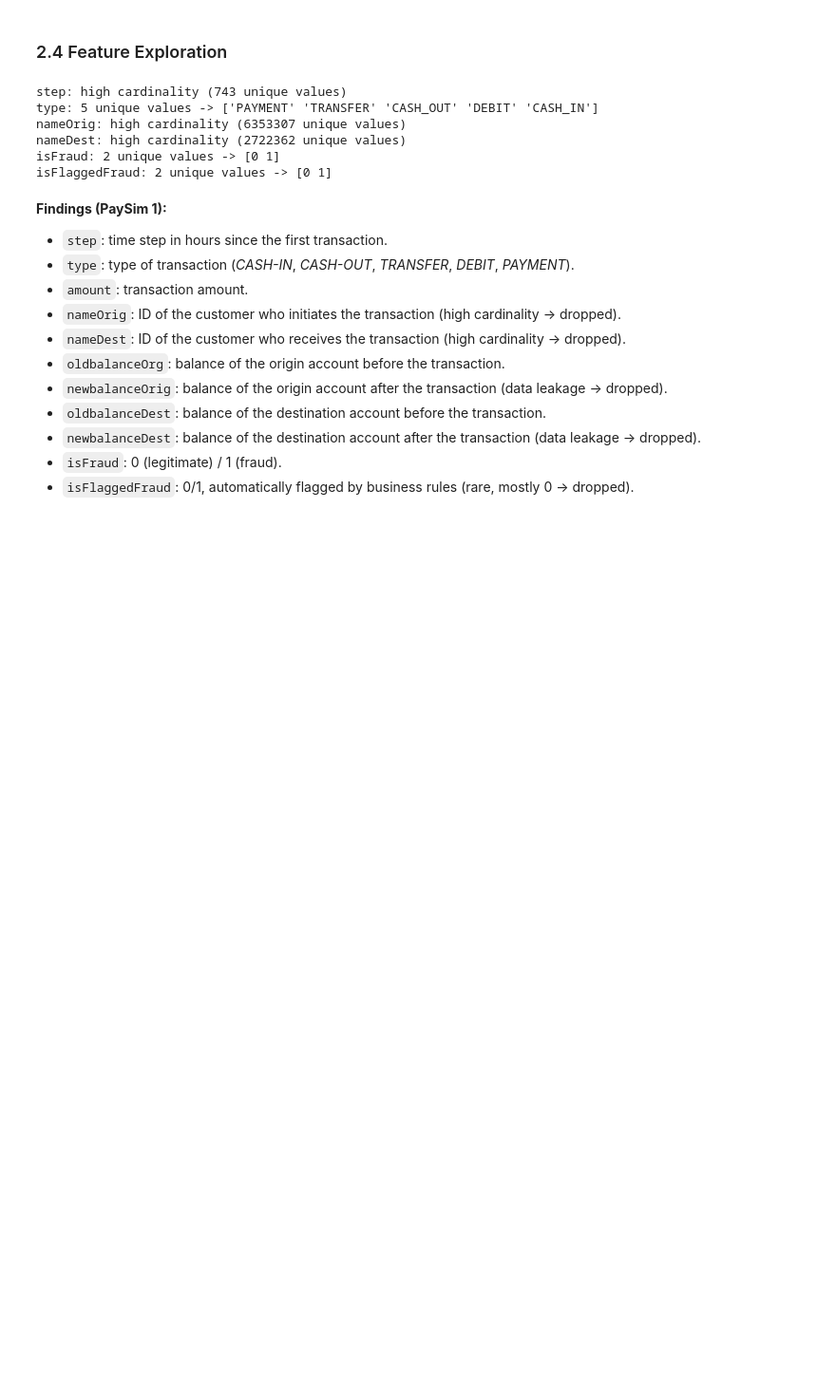
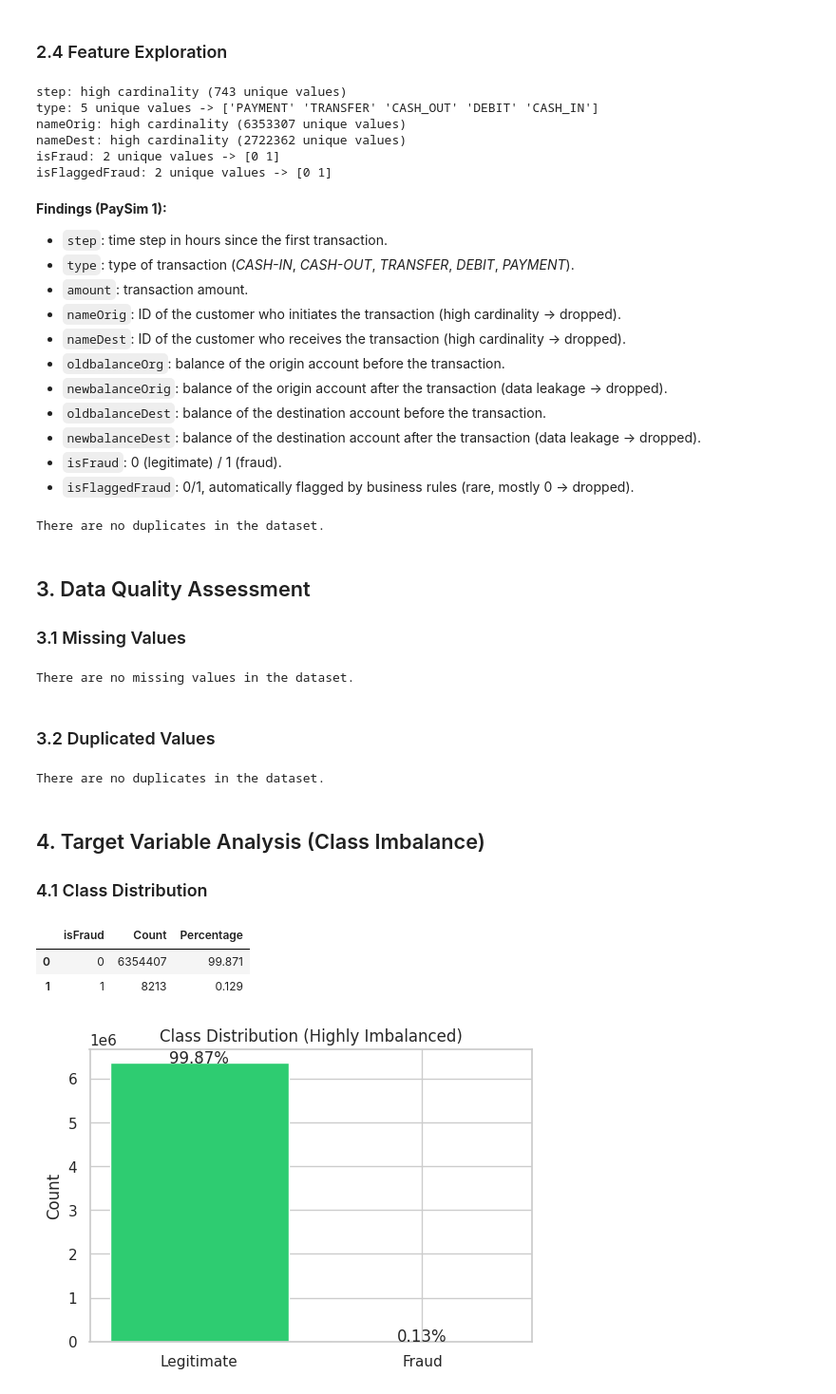
Before and after one commit to renteria-luis/fraud-detection-v1, a Jupyter notebook: notebooks/01_eda_paysim.ipynb, the cells around one changed output. Shown at 95% size. Drawn from its saved outputs; the diff is of its cells as text; code cells hidden in the pictures; blank space fills up the shorter version.

Commit message:
docs: feature analysis, EDA, and updated assets

```diff
--- a/notebooks/01_eda_paysim.ipynb
+++ b/notebooks/01_eda_paysim.ipynb
@@ -125,3 +125,74 @@ isFlaggedFraud: 2 unique values -> [0 1]
 * `newbalanceDest`: balance of the destination account after the transaction (data leakage -> dropped).
 * `isFraud`: 0 (legitimate) / 1 (fraud).
 * `isFlaggedFraud`: 0/1, automatically flagged by business rules (rare, mostly 0 -> dropped).
+# %%
+duplicates = df.duplicated().sum()
+
+if duplicates > 0:
+    print(f'There are {duplicates} duplicated rows in the dataset.')
+    df = df.drop_duplicates()
+else:
+    print('There are no duplicates in the dataset.')
+# %% [output]
+There are no duplicates in the dataset.
+# %% [markdown]
+## 3. Data Quality Assessment
+### 3.1 Missing Values
+# %%
+missing_per_col = df.isna().sum()
+
+if missing_per_col.sum() > 0:
+    missing_per_col[missing_per_col > 0].sort_values(ascending=False).head()
+else:
+    print('There are no missing values in the dataset.')
+# %% [output]
+There are no missing values in the dataset.
+# %% [markdown]
+### 3.2 Duplicated Values
+# %%
+duplicates = df.duplicated().sum()
+
+if duplicates > 0:
+    print(f'There are {duplicates} duplicated rows in the dataset.')
+    df = df.drop_duplicates()
+else:
+    print('There are no duplicates in the dataset.')
+# %% [output]
+There are no duplicates in the dataset.
+# %% [markdown]
+## 4. Target Variable Analysis (Class Imbalance)
+### 4.1 Class Distribution
+# %%
+counts = df['isFraud'].value_counts()
+percent = df['isFraud'].value_counts(normalize=True) * 100
+
+summary = pd.DataFrame({
+    'Count': counts,
+    'Percentage': percent
+}).reset_index()
+
+summary.rename(columns={'index': 'isFraud'}, inplace=True)
+summary
+# %% [output]
+|  | isFraud | Count | Percentage |
+| 0 | 0 | 6354407 | 99.871 |
+| 1 | 1 | 8213 | 0.129 |
+# %%
+fig, ax = plt.subplots(figsize=(6,4))
+
+class_counts = df['isFraud'].value_counts()
+class_counts = class_counts.reindex([0,1])
+
+ax.bar(['Legitimate', 'Fraud'], class_counts.values, color=['#2ecc71', '#e74c3c'])
+ax.set_ylabel('Count')
+ax.set_title('Class Distribution (Highly Imbalanced)')
+
+for i, count in enumerate(class_counts.values):
+    pct = 100 * count / class_counts.values.sum()
+    ax.text(i, count + 100, f"{pct:.2f}%", ha='center')
+
+# plt.savefig(ASSETS_DIR / 'class_distribution.png', dpi=100, bbox_inches='tight')
+plt.show()
+# plt.close()
+# %% [output]
+[figure, added]
```
Also changed, not shown: parts of 11 cells of this notebook, 2 other files.
